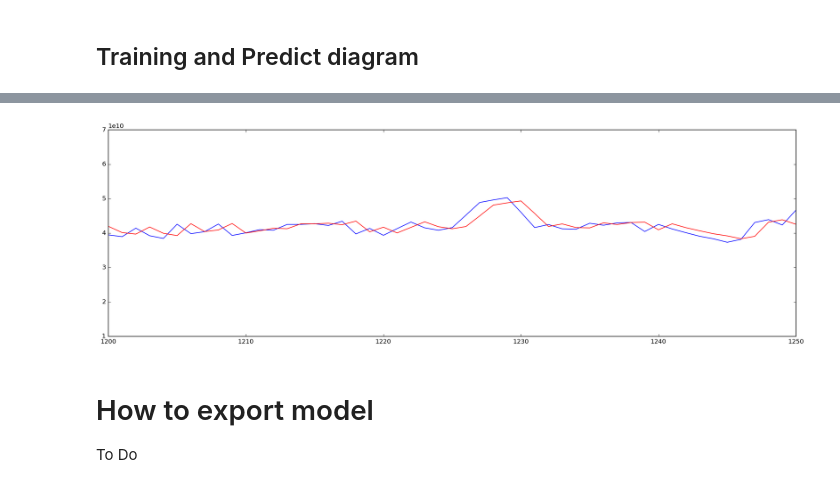
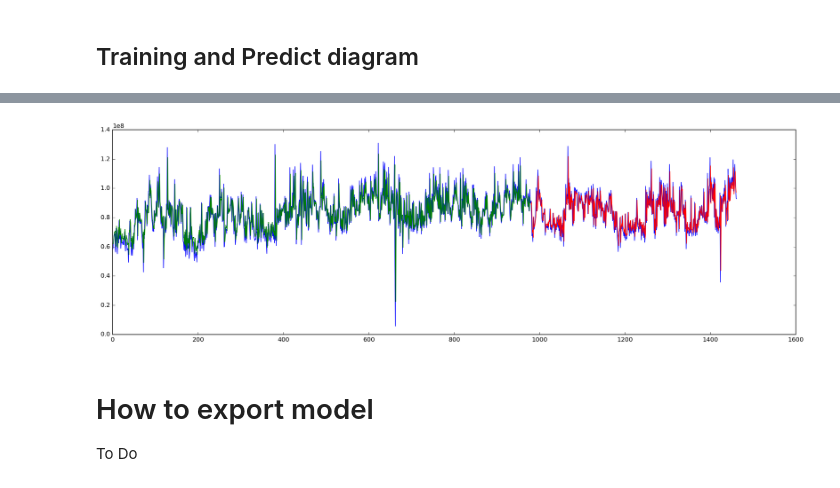
Before and after one commit to brianhu2006/network_traffic_prediction, a Jupyter notebook: netwwork_test.ipynb, the cells around one changed output, grey strips where cells are left out. Drawn from its saved outputs; the diff is of its cells as text; code cells hidden in the pictures.

```diff
--- a/netwwork_test.ipynb
+++ b/netwwork_test.ipynb
@@ -380,12 +379,12 @@ plt.show()
-# %%
-plt.figure(figsize=(20,6))
-plt.xlim(1200,1250)
-plt.plot(scaler.inverse_transform(dataset_receive))
-plt.plot(trainPredictPlot)
-plt.plot(testPredictPlot)
-plt.show()
-# %% [output]
-[figure, removed]
+# %%
+# plot baseline and predictions for transferred traffic data
+plt.figure(figsize=(20,6))
+plt.plot(scaler2.inverse_transform(dataset_transfer))
+plt.plot(trainPredictPlot_transfer)
+plt.plot(testPredictPlot_transfer)
+plt.show()
+# %% [output]
+[figure, added]
 # %% [markdown]
 # How to export model
 To Do
```
Also changed, not shown: parts of 11 cells of this notebook.
